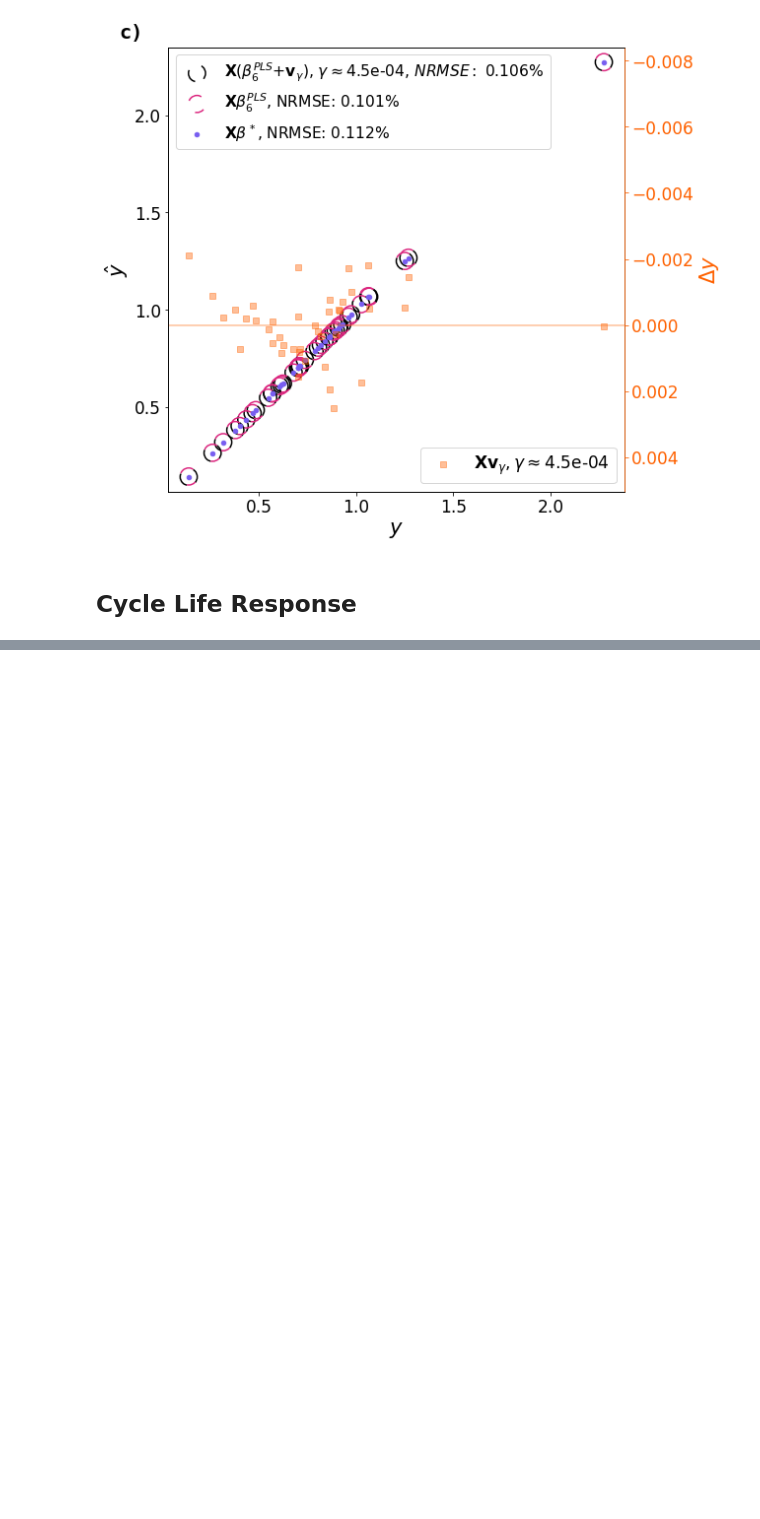
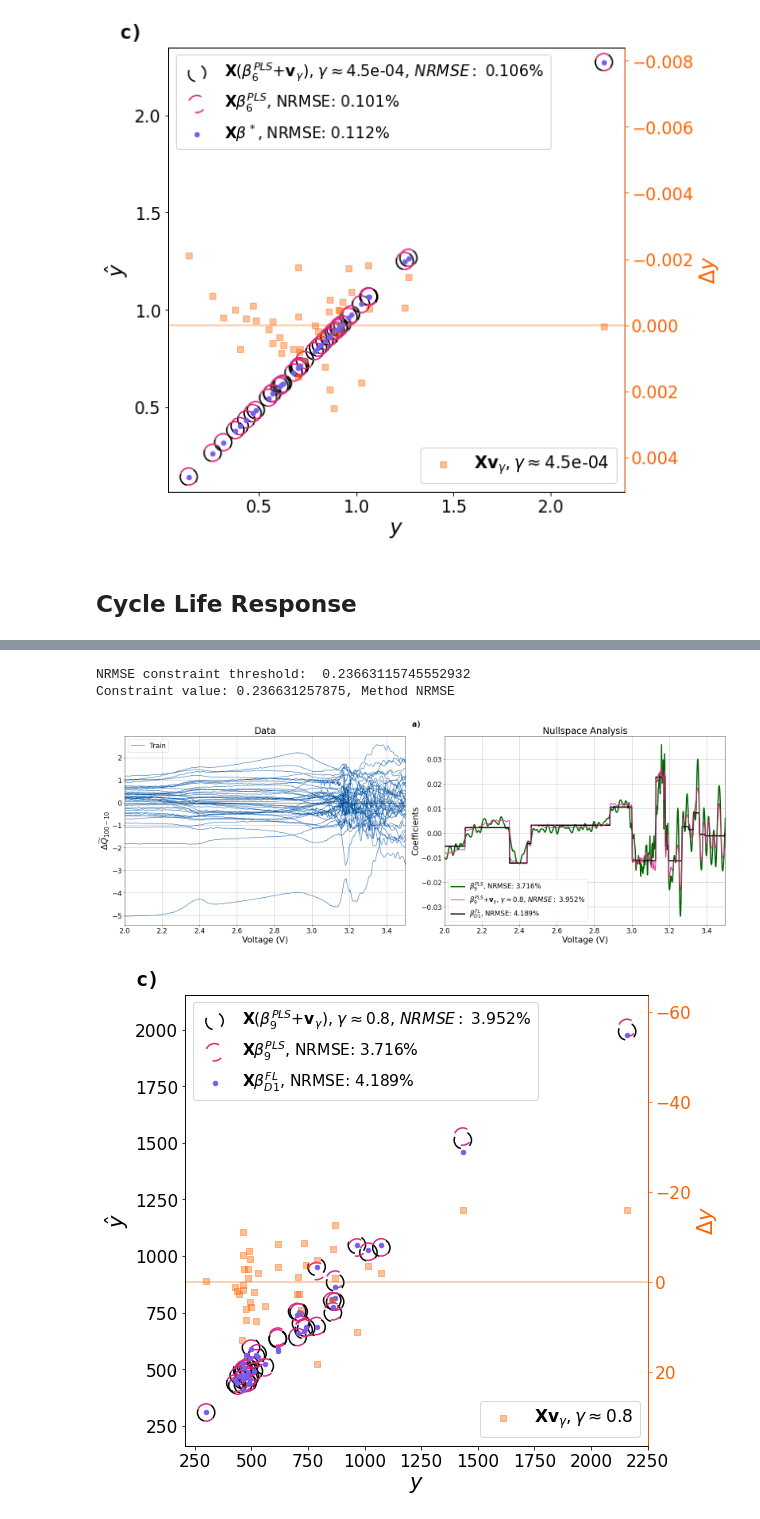
Before and after one commit to JoachimSchaeffer/HDRegAnalytics, a Jupyter notebook: Nullspace_LFP_examples.ipynb, the cells around one changed output, grey strips where cells are left out. Saved outputs shown, nothing was run; the diff lists cells and outputs as text; code cells hidden in the pictures; blank space fills up the shorter version.

```diff
--- a/Nullspace_LFP_examples.ipynb
+++ b/Nullspace_LFP_examples.ipynb
@@ -738,0 +770,35 @@ UFuncTypeError: ufunc 'multiply' did not contain a loop with signature matching
+# %%
+# 1.: The nullspace object always assumes that regression coefficeints are inserted
+# to X in the original scale. Therefore, we have to rescale the regression coefficients and set
+# Std=True for the object to know that we want to perform the nullspace analysis on the standardized data.
+
+
+nulls_lfp_cl.set_standardization(std=True)
+nulls_lfp_cl.set_nullspace_weights(
+    w_alpha = nulls_lfp_cl.weights['PLS 9 Comp. std']/np.std(X_, axis=0),
+    w_alpha_name=r'$\beta_{9}^{PLS}$',
+    w_beta = reg_coef_d1_std.iloc[:, 1]/np.std(X_, axis=0),
+    w_beta_name=r"$\beta_{D1}^{FL}$",
+    )
+
+nulls_lfp_cl, fig, ax = nulls_lfp_cl.nullspace_analysis(
+    plot_results=True,
+    save_plot=0,
+    opt_gamma_method='NRMSE',
+    con_thres=-0.5,
+    nullspace_path = False,
+    ax_labelstr = ("", "a)"),
+    )
+
+ax[0].set_ylabel(r'$\Delta \widetilde{Q}_{100-10}$')
+ax[0].set_xlabel('Voltage (V)')
+ax[1].set_xlabel('Voltage (V)')
+ax[1].legend(loc=3)
+plt.show()
+
+nulls_lfp_cl.scatter_predictions(y_transform=np.exp)
+# %% [output]
+NRMSE constraint threshold:  0.23663115745552932
+Constraint value: 0.236631257875, Method NRMSE
+[figure, added]
+[figure, added]
```
Also changed, not shown: parts of 19 cells of this notebook, 23 other files.
